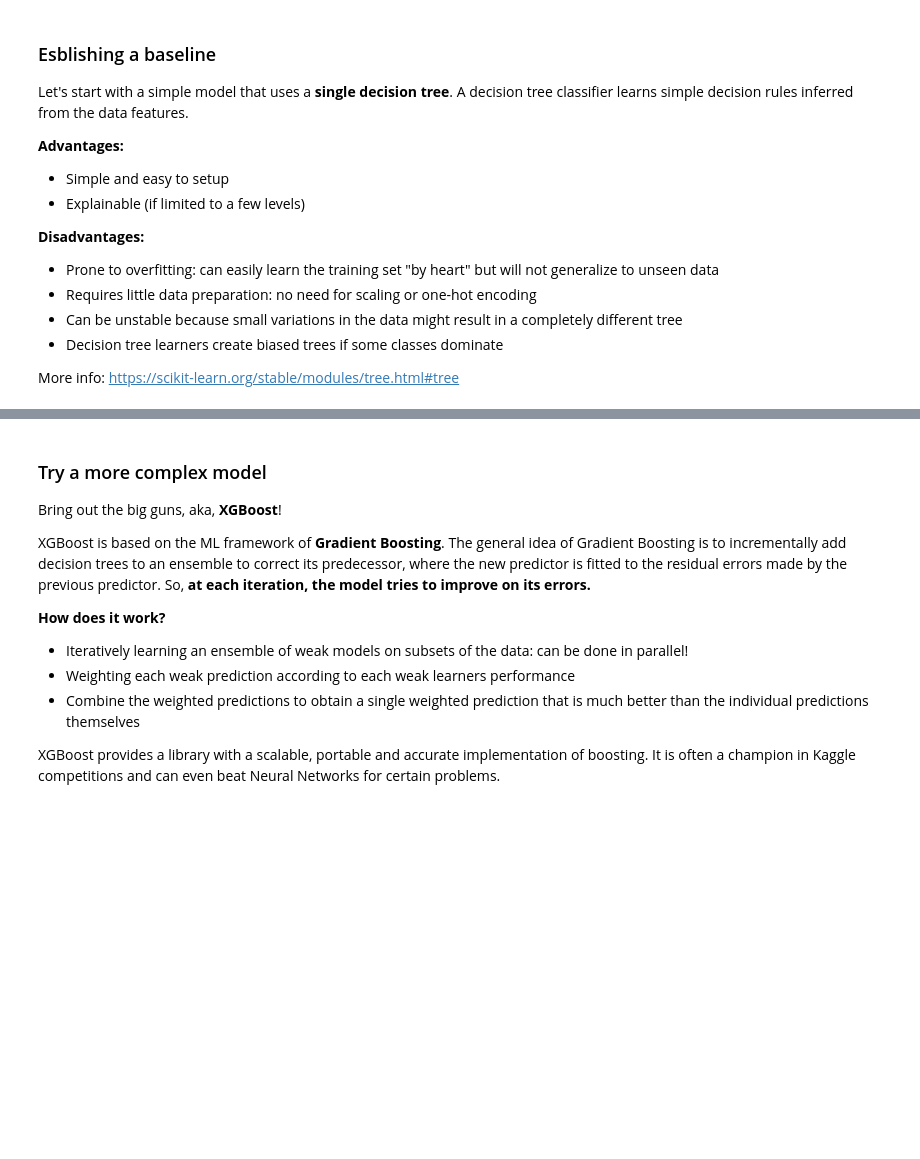
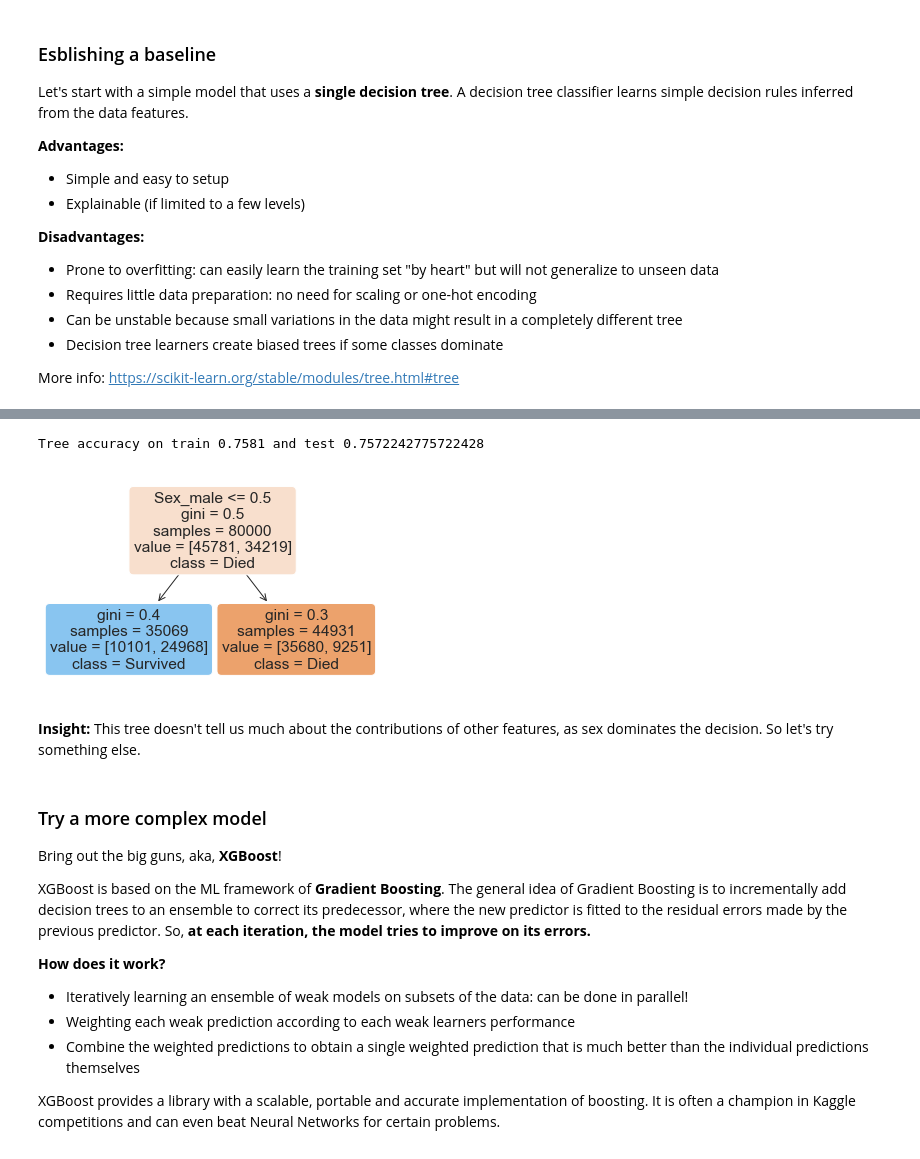
Before and after one commit to carolinemcosta/tech-talk-itech, a Jupyter notebook: tech-talk-v2.ipynb, the cells around one changed output, grey strips where cells are left out. Cells and saved outputs as stored; diff of their text form; code cells hidden in the pictures; blank space fills up the shorter version.

```diff
--- a/tech-talk-v2.ipynb
+++ b/tech-talk-v2.ipynb
@@ -319,3 +330,32 @@ plt.show()
+# %%
+# let's run this again with max_depth = 1 - the root node doesn't count
+tree_clf = DecisionTreeClassifier(
+    max_depth=1,
+    random_state=42
+)
+tree_clf.fit(titanic_train_prep, titanic_labels_train_prep)
+tree_train_preds = tree_clf.predict(titanic_train_prep)
+tree_test_preds = tree_clf.predict(titanic_test_prep)
+
+tree_train_acr = accuracy_score(titanic_labels_train_prep, tree_train_preds)
+tree_test_acr = accuracy_score(titanic_labels_test_prep, tree_test_preds)
+print('Tree accuracy on train {} and test {}'.format(tree_train_acr, tree_test_acr))
+
+fig, ax = plt.subplots(1, 1, figsize=(6,4))
+tree.plot_tree(tree_clf,
+               feature_names=feature_names,
+               class_names=['Died', 'Survived'],
+               filled=True,
+               proportion=False,
+               rounded=True,
+               precision=1
+              )
+plt.show()
+# %% [output]
+Tree accuracy on train 0.7581 and test 0.7572242775722428
+[figure, added]
+# %% [markdown]
+**Insight:** This tree doesn't tell us much about the contributions of other features, as sex dominates the decision. So let's try something else.
 # %% [markdown]
 ### Try a more complex model
 Bring out the big guns, aka, **XGBoost**!
```
Also changed, not shown: parts of 6 cells of this notebook.
